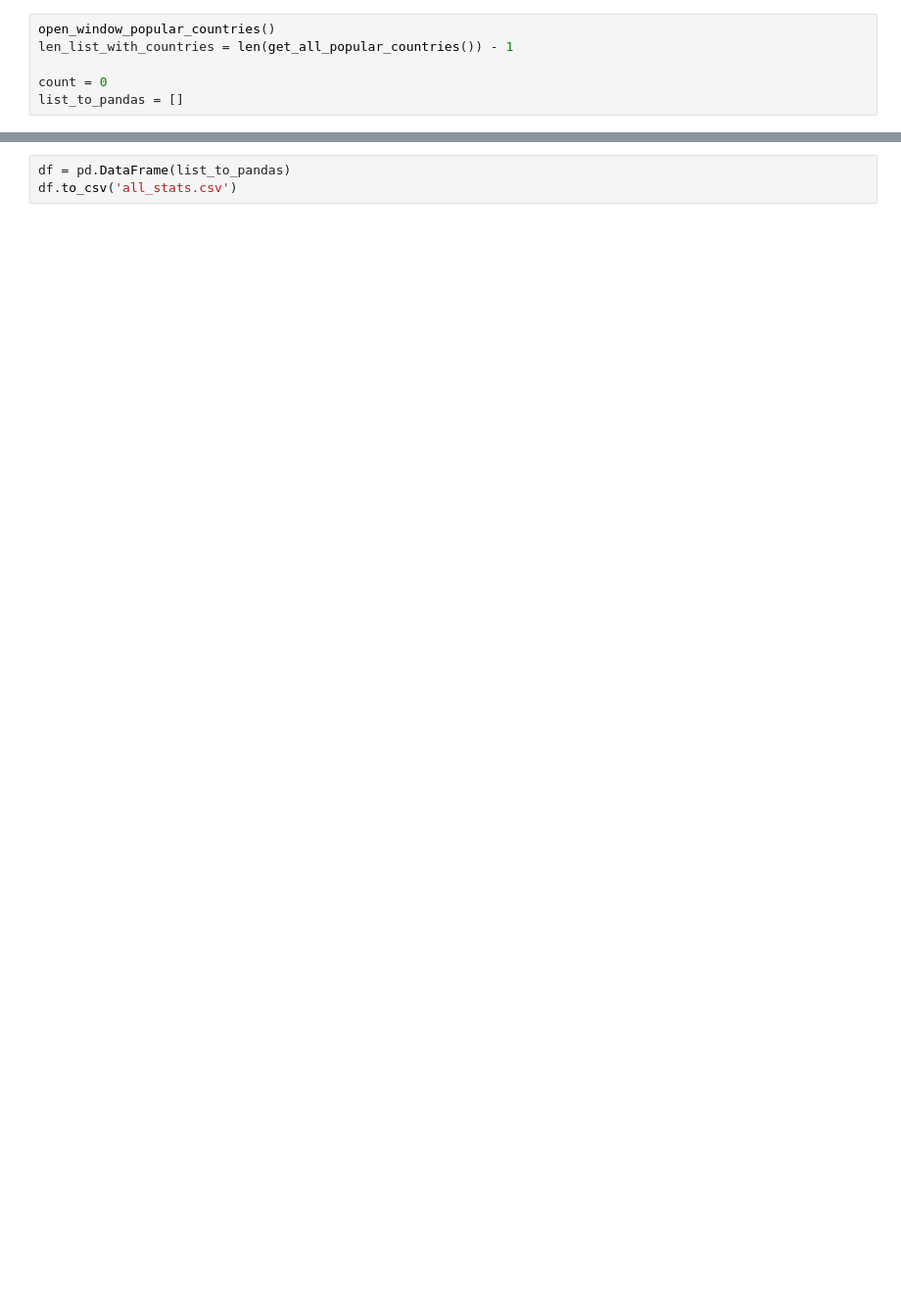
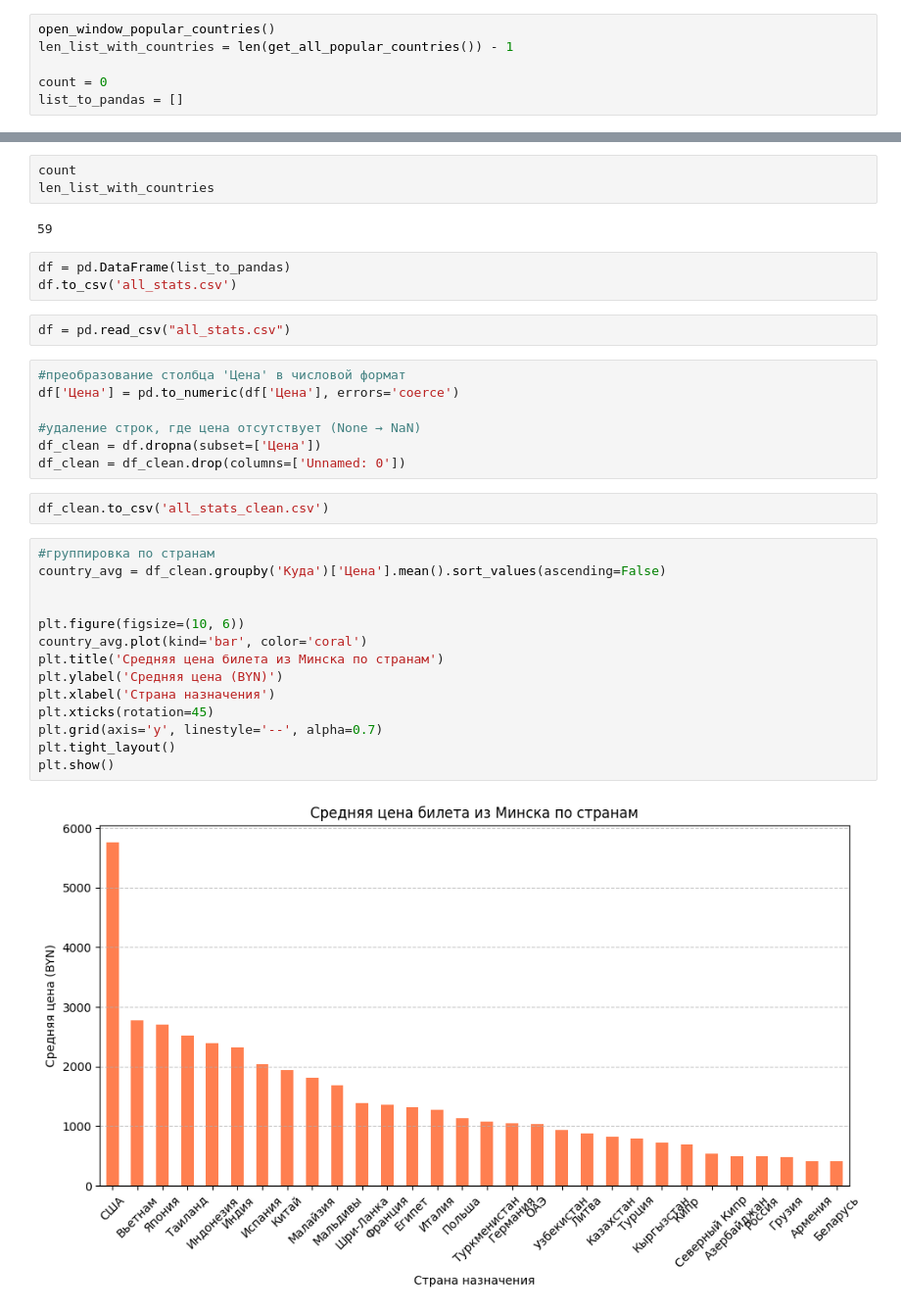
Before and after one commit to gfhdthev/aviasales_parser_lz, a Jupyter notebook: aviaparser.ipynb, the cells around one changed output, grey strips where cells are left out. Shown at 98% size. Drawn from its saved outputs; the diff is of its cells as text; blank space fills up the shorter version.

```diff
--- a/aviaparser.ipynb
+++ b/aviaparser.ipynb
@@ -142,3 +168,35 @@ while count < len_list_with_countries:
+# %%
+count
+len_list_with_countries
+# %% [output]
+59
 # %%
 df = pd.DataFrame(list_to_pandas)
 df.to_csv('all_stats.csv')
+# %%
+df = pd.read_csv("all_stats.csv")
+# %%
+#преобразование столбца 'Цена' в числовой формат
+df['Цена'] = pd.to_numeric(df['Цена'], errors='coerce')
+
+#удаление строк, где цена отсутствует (None → NaN)
+df_clean = df.dropna(subset=['Цена'])
+df_clean = df_clean.drop(columns=['Unnamed: 0'])
+# %%
+df_clean.to_csv('all_stats_clean.csv')
+# %%
+#группировка по странам
+country_avg = df_clean.groupby('Куда')['Цена'].mean().sort_values(ascending=False)
+
+
+plt.figure(figsize=(10, 6))
+country_avg.plot(kind='bar', color='coral')
+plt.title('Средняя цена билета из Минска по странам')
+plt.ylabel('Средняя цена (BYN)')
+plt.xlabel('Страна назначения')
+plt.xticks(rotation=45)
+plt.grid(axis='y', linestyle='--', alpha=0.7)
+plt.tight_layout()
+plt.show()
+# %% [output]
+[figure, added]
```
Also changed, not shown: parts of 5 cells of this notebook, 2 other files.
